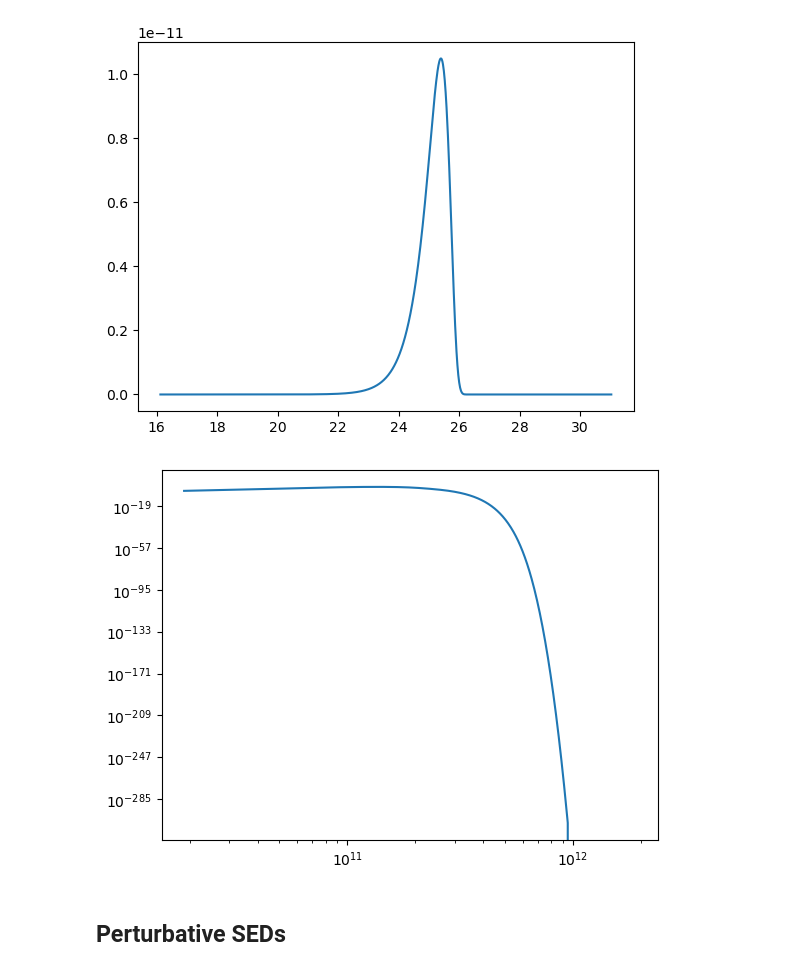
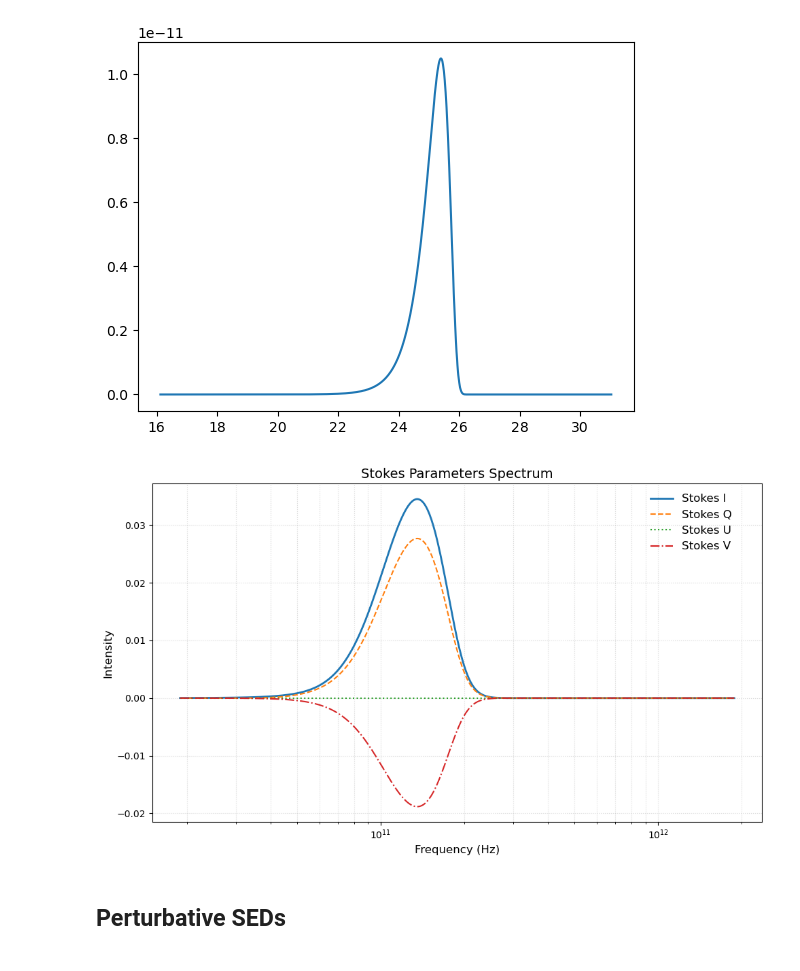
Before and after one commit to zzhang0123/SpyDust, a Jupyter notebook: SpyDust_ME/test_funcs.ipynb, the cells around one changed output. Drawn from its saved outputs; the diff is of its cells as text; code cells hidden in the pictures.

```diff
--- a/SpyDust_ME/test_funcs.ipynb
+++ b/SpyDust_ME/test_funcs.ipynb
@@ -132,6 +146,6 @@ class spdust_conditional_SED:
                                             impulse=self.impulse,
                                             external_dist=self.ext_dist_func,
                                             max_workers=1,
-                                            full_Stokes=False)
+                                            full_Stokes=True)
 
         return result
@@ -141,7 +186,7 @@ obs_omegas_max = 2*np.pi*3e11
 obs_omegas_num = 1000
 obs_omegas = makelogtab(obs_omegas_min , obs_omegas_max , obs_omegas_num)
 
-spd_model = spdust_conditional_SED(obs_omegas)
+spd_model = spdust_conditional_SED(obs_omegas, ext_dist_func=example_anisotropic_distribution)
 # %%
 debye = cgsconst.debye
 env = CNM_params
@@ -161,13 +210,41 @@ plt.plot(spd_model.log_omegas, np.exp(spd_model.log_rot_dist))
 # %% [output]
 [<matplotlib.lines.Line2D at 0x...>]
 [figure]
-# %%
-plt.plot(obs_omegas, spd_SED)
-plt.xscale('log')
-plt.yscale('log')
-#plt.ylim(1e-20, 1e-1)
-# %% [output]
-[figure, removed]
+# %%
+import matplotlib.ticker as mticker  # Add this at the top of your imports
+
+
+plt.figure(figsize=(10, 6))
+
+# Plot with increased line widths and distinct colors
+colors = ['#1f77b4', '#ff7f0e', '#2ca02c', '#d62728']
+plt.plot(obs_omegas, spd_SED[0,:], label='Stokes I', lw=2, color=colors[0])
+plt.plot(obs_omegas, spd_SED[1,:], label='Stokes Q', ls='--', lw=1.5, color=colors[1])
+plt.plot(obs_omegas, spd_SED[2,:], label='Stokes U', ls=':', lw=1.5, color=colors[2])
+plt.plot(obs_omegas, spd_SED[3,:], label='Stokes V', ls='-.', lw=1.5, color=colors[3])
+
+# Formatting
+plt.xscale('log')
+#plt.yscale('log')
+#plt.ylim(1e-20, 1e-1)
+
+# Axis labels with LaTeX formatting
+plt.xlabel('Frequency (Hz)', fontsize=12)
+plt.ylabel('Intensity', fontsize=12)
+plt.title('Stokes Parameters Spectrum', fontsize=14)
+
+# Legend and grid
+plt.legend(frameon=False, loc='upper left', bbox_to_anchor=(0.8, 1), fontsize=12)
+plt.grid(True, which='both', ls=':', alpha=0.5)
+
+# Scientific notation formatting
+plt.tick_params(axis='both', which='both', labelsize=10)
+# plt.gca().xaxis.set_minor_formatter(mticker.ScalarFormatter())
+# plt.gca().yaxis.set_major_formatter(mticker.LogFormatterSciNotation())
+plt.tight_layout()
+plt.savefig('stokes_spectrum.pdf')
+# %% [output]
+[figure, added]
 # %% [markdown]
 ## Perturbative SEDs
 # %%
```
Also changed, not shown: parts of 7 cells of this notebook, 17 other files.
